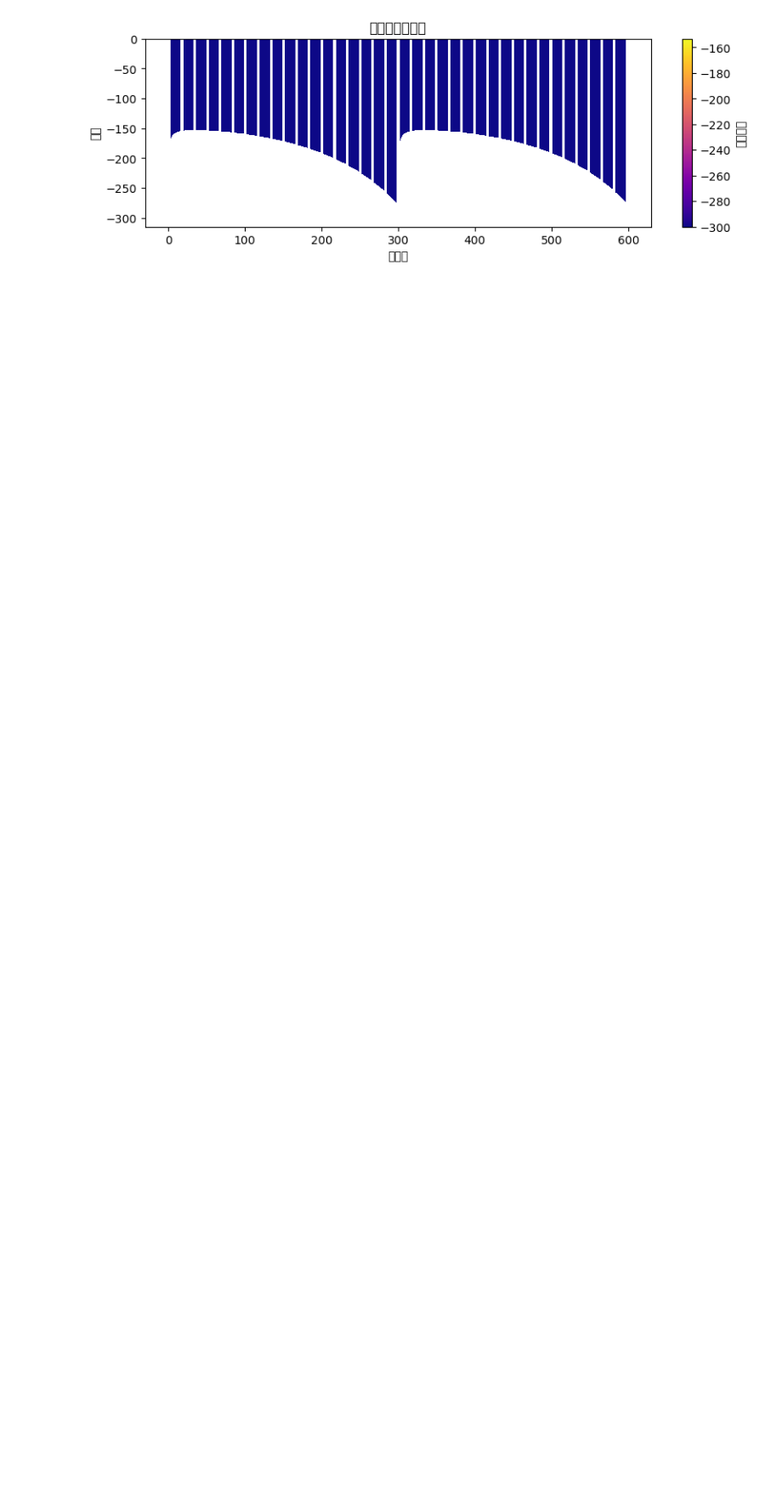
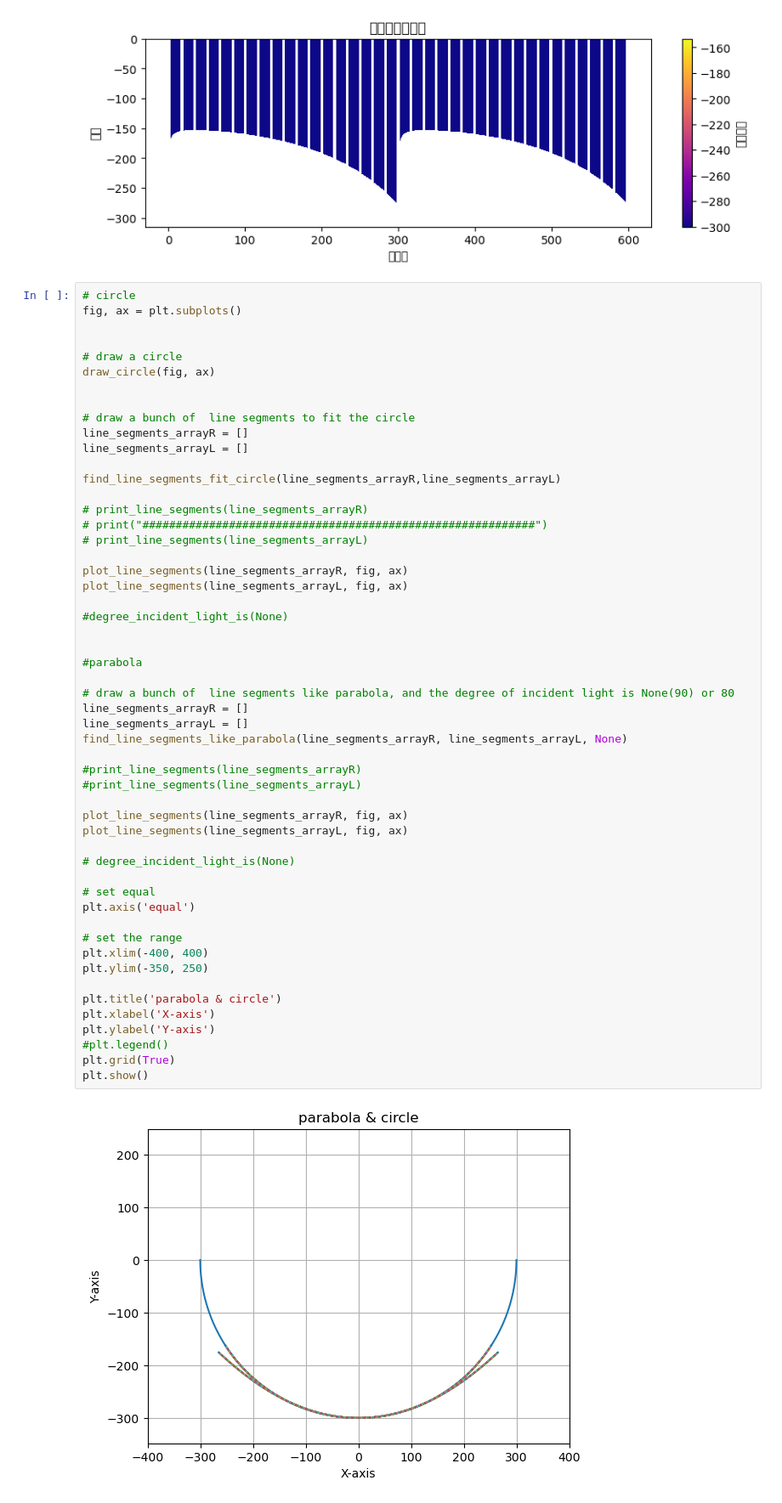
Before and after one commit to xiuxiua8/MCM_ProblemA, a Jupyter notebook: simple.ipynb, the cells around one changed output. Shown at 85% size. Drawn from its saved outputs; the diff is of its cells as text; blank space fills up the shorter version.

```diff
--- a/simple.ipynb
+++ b/simple.ipynb
@@ -239,3 +239,58 @@ cbar.set_label('密集程度')
 plt.show()
 # %% [output]
 [figure]
+# %%
+# circle
+fig, ax = plt.subplots()
+
+
+# draw a circle
+draw_circle(fig, ax)
+
+
+# draw a bunch of  line segments to fit the circle
+line_segments_arrayR = []
+line_segments_arrayL = []
+
+find_line_segments_fit_circle(line_segments_arrayR,line_segments_arrayL)
+
+# print_line_segments(line_segments_arrayR)
+# print("###########################################################")
+# print_line_segments(line_segments_arrayL)
+
+plot_line_segments(line_segments_arrayR, fig, ax)
+plot_line_segments(line_segments_arrayL, fig, ax)
+
+#degree_incident_light_is(None)
+
+
+#parabola
+
+# draw a bunch of  line segments like parabola, and the degree of incident light is None(90) or 80
+line_segments_arrayR = []
+line_segments_arrayL = []
+find_line_segments_like_parabola(line_segments_arrayR, line_segments_arrayL, None)
+
+#print_line_segments(line_segments_arrayR)
+#print_line_segments(line_segments_arrayL)
+
+plot_line_segments(line_segments_arrayR, fig, ax)
+plot_line_segments(line_segments_arrayL, fig, ax)
+
+# degree_incident_light_is(None)
+
+# set equal
+plt.axis('equal')
+
+# set the range
+plt.xlim(-400, 400)
+plt.ylim(-350, 250)
+
+plt.title('parabola & circle')
+plt.xlabel('X-axis')
+plt.ylabel('Y-axis')
+#plt.legend()
+plt.grid(True)
+plt.show()
+# %% [output]
+[figure, added]
```
Also changed, not shown: 1 other file.
